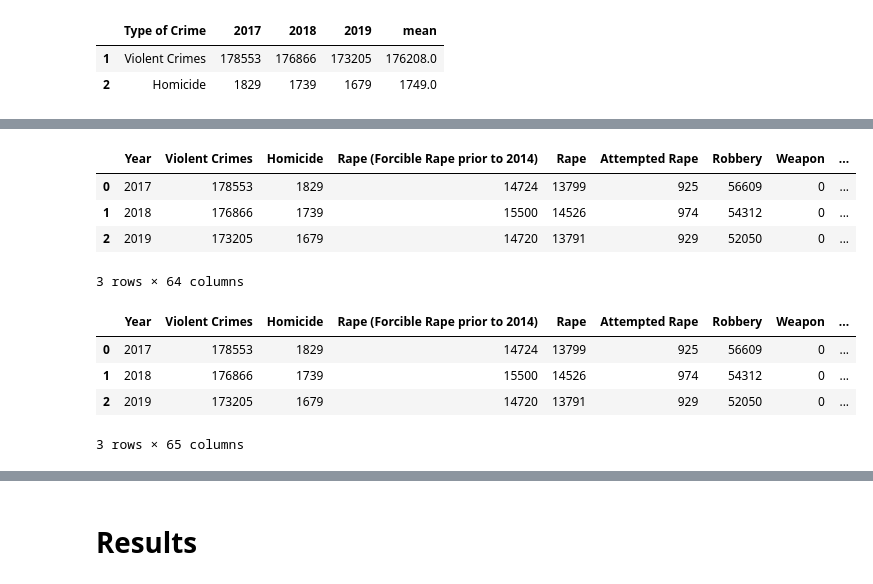
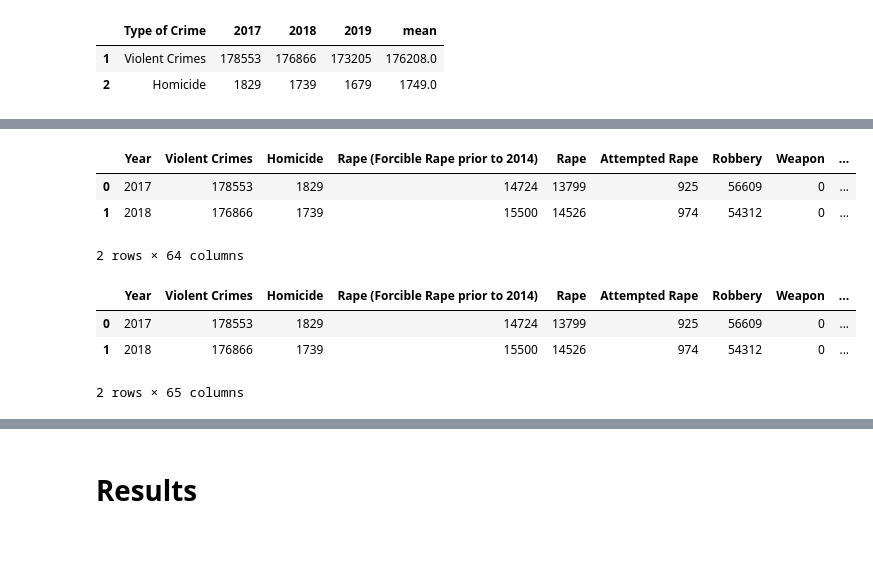
Before and after one commit to frendogr/CMSE202_Project, a Jupyter notebook: Semester_Project.ipynb, the cells around one changed output, grey strips where cells are left out. Drawn from its saved outputs; the diff is of its cells as text; code cells hidden in the pictures; blank space fills up the shorter version.

```diff
--- a/Semester_Project.ipynb
+++ b/Semester_Project.ipynb
@@ -190,20 +217,18 @@ yearly_cali_post_2016
 # %%
 yearly_cali_post_2016 = yearly_cali_post_2016.drop(index = [0,4])
 yearly_cali_post_2016.rename(columns={"Type of Crime" : "Year"},inplace=True)
 yearly_cali_post_2016.reset_index(inplace=True,drop=True)
-yearly_cali_post_2016
+yearly_cali_post_2016.head(2)
 # %% [output]
 |  | Year | Violent Crimes | Homicide | Rape (Forcible Rape prior to 2014) | Rape | Attempted Rape | Robbery | Weapon | ... |
 | 0 | 2017 | 178553 | 1829 | 14724 | 13799 | 925 | 56609 | 0 | ... |
 | 1 | 2018 | 176866 | 1739 | 15500 | 14526 | 974 | 54312 | 0 | ... |
-| 2 | 2019 | 173205 | 1679 | 14720 | 13791 | 929 | 52050 | 0 | ... |
-3 rows × 64 columns
+2 rows × 64 columns
 # %%
 yearly_cali_post_2016["total"] = yearly_cali_post_2016.iloc[:,1:].sum(axis=1)
-yearly_cali_post_2016
+yearly_cali_post_2016.head(2)
 # %% [output]
 |  | Year | Violent Crimes | Homicide | Rape (Forcible Rape prior to 2014) | Rape | Attempted Rape | Robbery | Weapon | ... |
 | 0 | 2017 | 178553 | 1829 | 14724 | 13799 | 925 | 56609 | 0 | ... |
 | 1 | 2018 | 176866 | 1739 | 15500 | 14526 | 974 | 54312 | 0 | ... |
-| 2 | 2019 | 173205 | 1679 | 14720 | 13791 | 929 | 52050 | 0 | ... |
-3 rows × 65 columns
+2 rows × 65 columns
```
Also changed, not shown: parts of 26 cells of this notebook.
